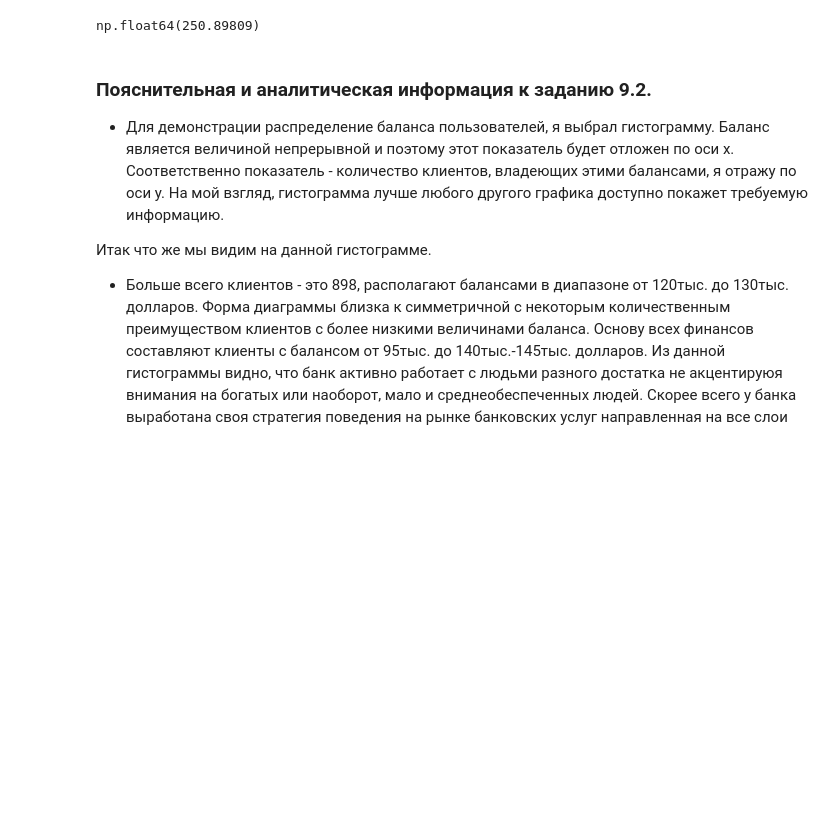
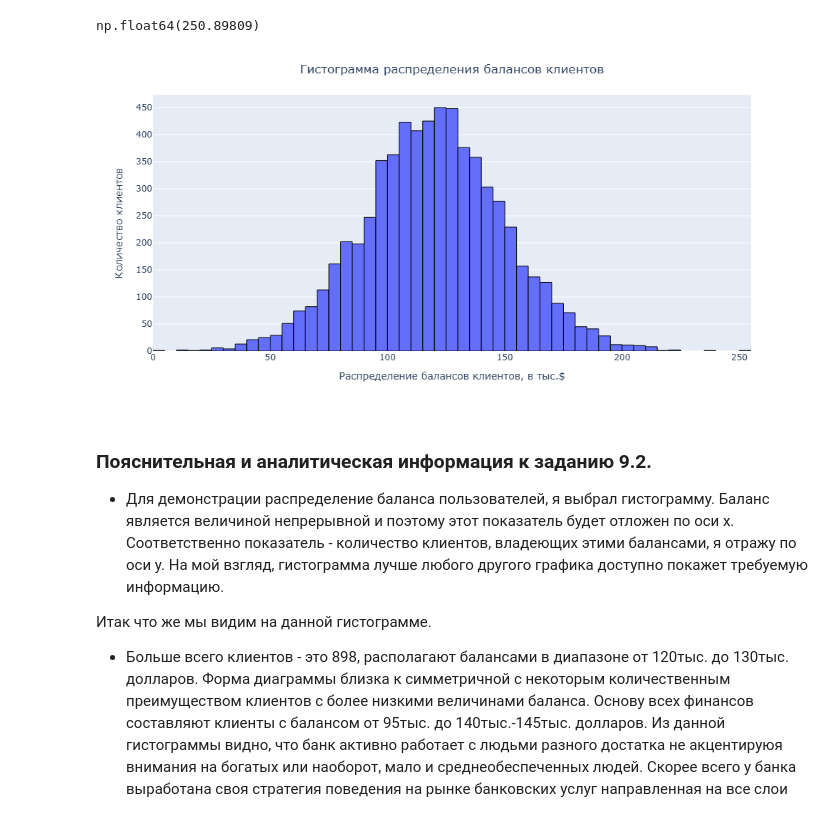
Before and after one commit to Nikiv76/sf_ds2025, a Jupyter notebook: project_HW-02/churn_analys2.ipynb, the cells around one changed output. Saved outputs shown, nothing was run; the diff lists cells and outputs as text; code cells hidden in the pictures; blank space fills up the shorter version.

```diff
--- a/project_HW-02/churn_analys2.ipynb
+++ b/project_HW-02/churn_analys2.ipynb
@@ -158,30 +160,33 @@ np.float64(250.89809)
 # %%
 fig = px.histogram(
     data_frame = cl_2500p, #датафрейм
     x="Balance", #ось x
     labels={
         "Balance": "Распределение балансов клиентов, в тыс.$",
         "count": "Количество владельцев"},
     nbins = 50, # Кол-во столбцов (примерное)
     orientation='v', #ориентация графика
     height=600, #высота
     width=950, #ширина
     #title='Гистограмма распределения балансов клиентов' #заголовок
 )
 fig.update_layout(
     # Настройки для центрирования заголовка (title)
     title_text="Гистограмма распределения балансов клиентов",
     title_x=0.5)  # 0.5 означает 50% ширины от левого края, то есть центр
 fig.update_traces(marker_line_width=1,  # Толщина линии: 1px
                   marker_line_color="black") # Цвет линии
 #fig.update_xaxes(range=[2400, 252000]) # Можно задать диапазон по оси х
 fig.update_layout(
     yaxis_title="Количество клиентов")
 
 image_path = 'data/img2.png'
 fig.write_image(image_path, width=1000, height=500, scale=1)
+display(Image(filename=image_path))
 #отображаем его
-fig.show()
+#fig.show()
+# %% [output]
+[figure, added]
 # %% [markdown]
 ### Пояснительная и аналитическая информация к заданию 9.2.
 * Для демонстрации распределение баланса пользователей, я выбрал гистограмму. Баланс является величиной непрерывной и поэтому этот показатель будет отложен по оси х. Соответственно показатель - количество клиентов, владеющих этими балансами, я отражу по оси у. На мой взгляд, гистограмма лучше любого другого графика доступно покажет требуемую информацию.
```
Also changed, not shown: parts of 5 cells of this notebook, 1 other file.
